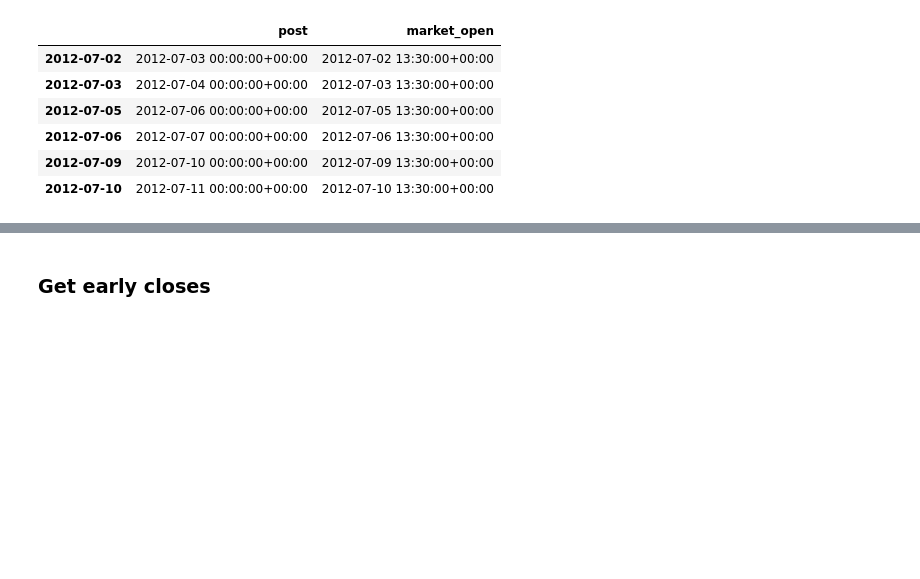
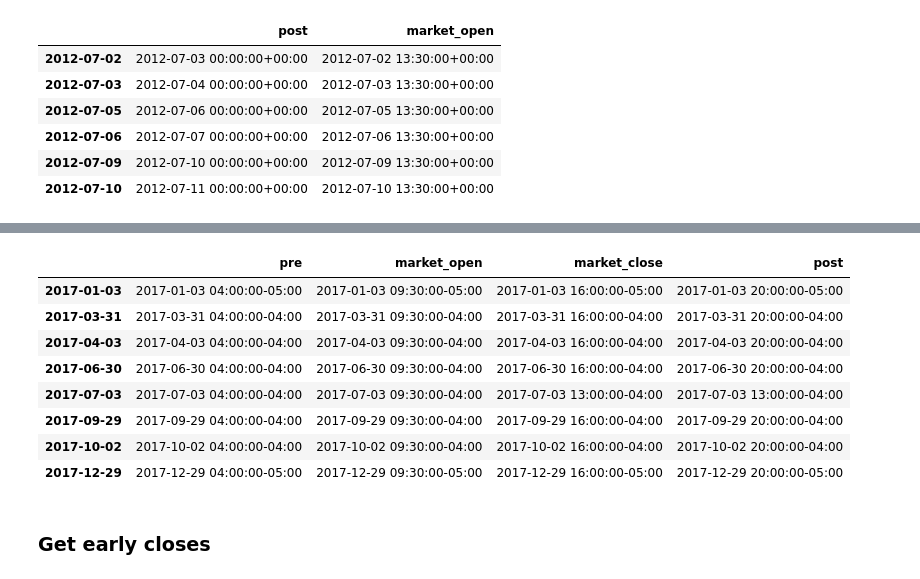
Before and after one commit to rsheftel/pandas_market_calendars, a Jupyter notebook: examples/usage.ipynb, the cells around one changed output, grey strips where cells are left out. Cells and saved outputs as stored; diff of their text form; code cells hidden in the pictures; blank space fills up the shorter version.

```diff
--- a/examples/usage.ipynb
+++ b/examples/usage.ipynb
@@ -114,3 +203,18 @@ specific
+# %%
+# Example of how to get the first and last Trading Day of each Quarter in 2017
+dates_end = nyse.date_range_htf('Q', start='2017-01-01', periods=4)
+dates_start = nyse.date_range_htf('Q', start='2017-01-01', periods=4, closed='left')
+nyse.schedule_from_days(dates_start.union(dates_end).sort_values(), market_times='all', tz=nyse.tz)
+# %% [output]
+|  | pre | market_open | market_close | post |
+| 2017-01-03 | 2017-01-03 04:00:00-05:00 | 2017-01-03 09:30:00-05:00 | 2017-01-03 16:00:00-05:00 | 2017-01-03 20:00:00-05:00 |
+| 2017-03-31 | 2017-03-31 04:00:00-04:00 | 2017-03-31 09:30:00-04:00 | 2017-03-31 16:00:00-04:00 | 2017-03-31 20:00:00-04:00 |
+| 2017-04-03 | 2017-04-03 04:00:00-04:00 | 2017-04-03 09:30:00-04:00 | 2017-04-03 16:00:00-04:00 | 2017-04-03 20:00:00-04:00 |
+| 2017-06-30 | 2017-06-30 04:00:00-04:00 | 2017-06-30 09:30:00-04:00 | 2017-06-30 16:00:00-04:00 | 2017-06-30 20:00:00-04:00 |
+| 2017-07-03 | 2017-07-03 04:00:00-04:00 | 2017-07-03 09:30:00-04:00 | 2017-07-03 13:00:00-04:00 | 2017-07-03 13:00:00-04:00 |
+| 2017-09-29 | 2017-09-29 04:00:00-04:00 | 2017-09-29 09:30:00-04:00 | 2017-09-29 16:00:00-04:00 | 2017-09-29 20:00:00-04:00 |
+| 2017-10-02 | 2017-10-02 04:00:00-04:00 | 2017-10-02 09:30:00-04:00 | 2017-10-02 16:00:00-04:00 | 2017-10-02 20:00:00-04:00 |
+| 2017-12-29 | 2017-12-29 04:00:00-05:00 | 2017-12-29 09:30:00-05:00 | 2017-12-29 16:00:00-05:00 | 2017-12-29 20:00:00-05:00 |
 # %% [markdown]
 ### Get early closes
 # %%
```
Also changed, not shown: parts of 45 cells of this notebook.
